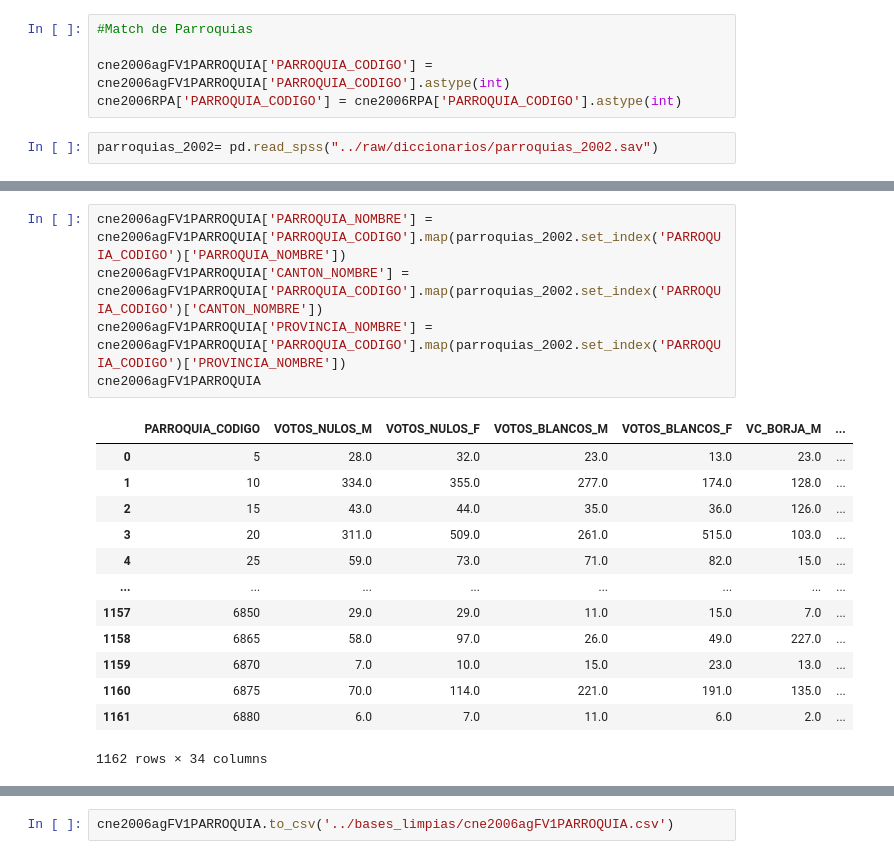
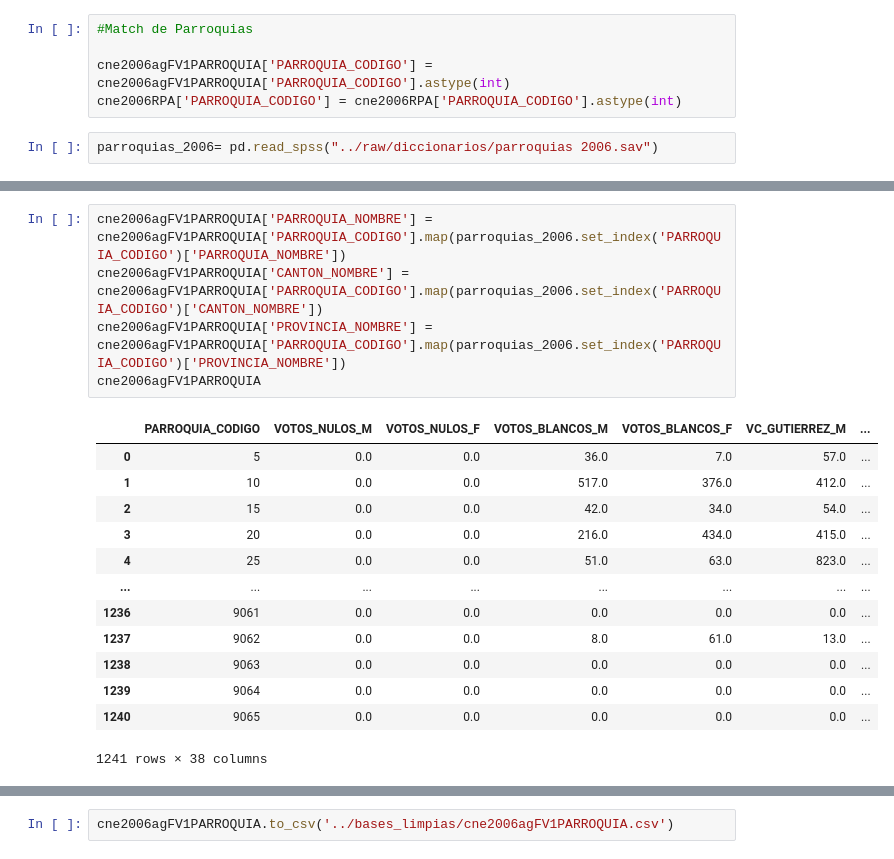
Before and after one commit to Criplockoweno/Elecciones_CNE, a Jupyter notebook: 2006/notebooks/CNE2006_Presidentes_Analisis_PARROQUIAS.ipynb, the cells around one changed output, grey strips where cells are left out. Saved outputs shown, nothing was run; the diff lists cells and outputs as text.

```diff
--- a/2006/notebooks/CNE2006_Presidentes_Analisis_PARROQUIAS.ipynb
+++ b/2006/notebooks/CNE2006_Presidentes_Analisis_PARROQUIAS.ipynb
@@ -922,4 +924,4 @@ cne2006agFV1PARROQUIA["VOTOS_INVALIDOS"] = cne2006agFV1PARROQUIA[columnas_votos_
 cne2006agFV1PARROQUIA['PARROQUIA_CODIGO'] = cne2006agFV1PARROQUIA['PARROQUIA_CODIGO'].astype(int)
 cne2006RPA['PARROQUIA_CODIGO'] = cne2006RPA['PARROQUIA_CODIGO'].astype(int)
 # %%
-parroquias_2002= pd.read_spss("../raw/diccionarios/parroquias_2002.sav")
+parroquias_2006= pd.read_spss("../raw/diccionarios/parroquias 2006.sav")
@@ -942,21 +944,21 @@ parroquias_2002
 # %%
-cne2006agFV1PARROQUIA['PARROQUIA_NOMBRE'] = cne2006agFV1PARROQUIA['PARROQUIA_CODIGO'].map(parroquias_2002.set_index('PARROQUIA_CODIGO')['PARROQUIA_NOMBRE'])
-cne2006agFV1PARROQUIA['CANTON_NOMBRE'] = cne2006agFV1PARROQUIA['PARROQUIA_CODIGO'].map(parroquias_2002.set_index('PARROQUIA_CODIGO')['CANTON_NOMBRE'])
-cne2006agFV1PARROQUIA['PROVINCIA_NOMBRE'] = cne2006agFV1PARROQUIA['PARROQUIA_CODIGO'].map(parroquias_2002.set_index('PARROQUIA_CODIGO')['PROVINCIA_NOMBRE'])
+cne2006agFV1PARROQUIA['PARROQUIA_NOMBRE'] = cne2006agFV1PARROQUIA['PARROQUIA_CODIGO'].map(parroquias_2006.set_index('PARROQUIA_CODIGO')['PARROQUIA_NOMBRE'])
+cne2006agFV1PARROQUIA['CANTON_NOMBRE'] = cne2006agFV1PARROQUIA['PARROQUIA_CODIGO'].map(parroquias_2006.set_index('PARROQUIA_CODIGO')['CANTON_NOMBRE'])
+cne2006agFV1PARROQUIA['PROVINCIA_NOMBRE'] = cne2006agFV1PARROQUIA['PARROQUIA_CODIGO'].map(parroquias_2006.set_index('PARROQUIA_CODIGO')['PROVINCIA_NOMBRE'])
 cne2006agFV1PARROQUIA
 # %% [output]
-|  | PARROQUIA_CODIGO | VOTOS_NULOS_M | VOTOS_NULOS_F | VOTOS_BLANCOS_M | VOTOS_BLANCOS_F | VC_BORJA_M | ... |
-| 0 | 5 | 28.0 | 32.0 | 23.0 | 13.0 | 23.0 | ... |
-| 1 | 10 | 334.0 | 355.0 | 277.0 | 174.0 | 128.0 | ... |
-| 2 | 15 | 43.0 | 44.0 | 35.0 | 36.0 | 126.0 | ... |
-| 3 | 20 | 311.0 | 509.0 | 261.0 | 515.0 | 103.0 | ... |
-| 4 | 25 | 59.0 | 73.0 | 71.0 | 82.0 | 15.0 | ... |
+|  | PARROQUIA_CODIGO | VOTOS_NULOS_M | VOTOS_NULOS_F | VOTOS_BLANCOS_M | VOTOS_BLANCOS_F | VC_GUTIERREZ_M | ... |
+| 0 | 5 | 0.0 | 0.0 | 36.0 | 7.0 | 57.0 | ... |
+| 1 | 10 | 0.0 | 0.0 | 517.0 | 376.0 | 412.0 | ... |
+| 2 | 15 | 0.0 | 0.0 | 42.0 | 34.0 | 54.0 | ... |
+| 3 | 20 | 0.0 | 0.0 | 216.0 | 434.0 | 415.0 | ... |
+| 4 | 25 | 0.0 | 0.0 | 51.0 | 63.0 | 823.0 | ... |
 | ... | ... | ... | ... | ... | ... | ... | ... |
-| 1157 | 6850 | 29.0 | 29.0 | 11.0 | 15.0 | 7.0 | ... |
-| 1158 | 6865 | 58.0 | 97.0 | 26.0 | 49.0 | 227.0 | ... |
-| 1159 | 6870 | 7.0 | 10.0 | 15.0 | 23.0 | 13.0 | ... |
-| 1160 | 6875 | 70.0 | 114.0 | 221.0 | 191.0 | 135.0 | ... |
-| 1161 | 6880 | 6.0 | 7.0 | 11.0 | 6.0 | 2.0 | ... |
+| 1236 | 9061 | 0.0 | 0.0 | 0.0 | 0.0 | 0.0 | ... |
+| 1237 | 9062 | 0.0 | 0.0 | 8.0 | 61.0 | 13.0 | ... |
+| 1238 | 9063 | 0.0 | 0.0 | 0.0 | 0.0 | 0.0 | ... |
+| 1239 | 9064 | 0.0 | 0.0 | 0.0 | 0.0 | 0.0 | ... |
+| 1240 | 9065 | 0.0 | 0.0 | 0.0 | 0.0 | 0.0 | ... |
-1162 rows × 34 columns
+1241 rows × 38 columns
 # %%
 # Agregar la columna "AÑO" con valor 2004 al principio del dataframe
```
Also changed, not shown: parts of 13 cells of this notebook, 1 other file.
